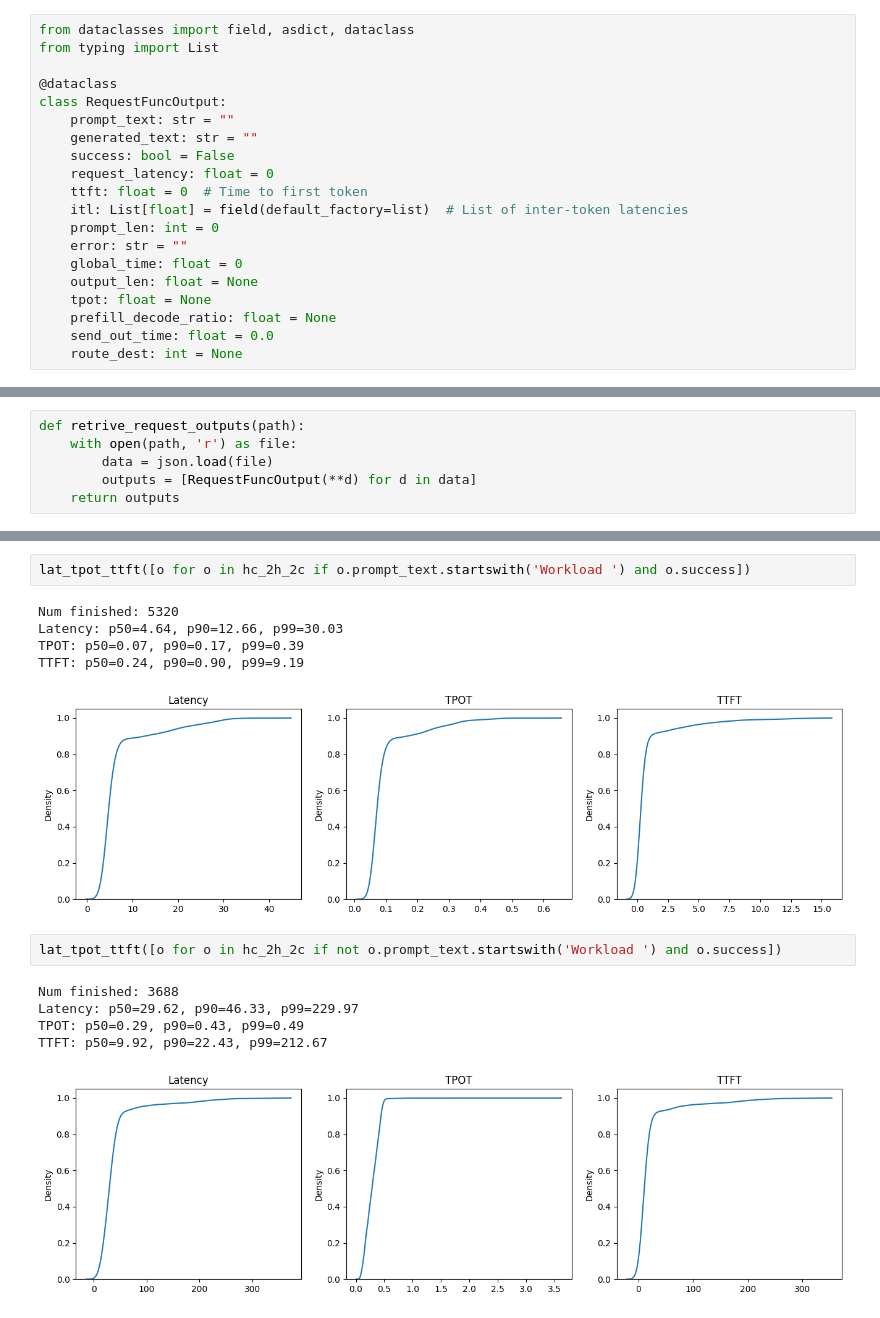
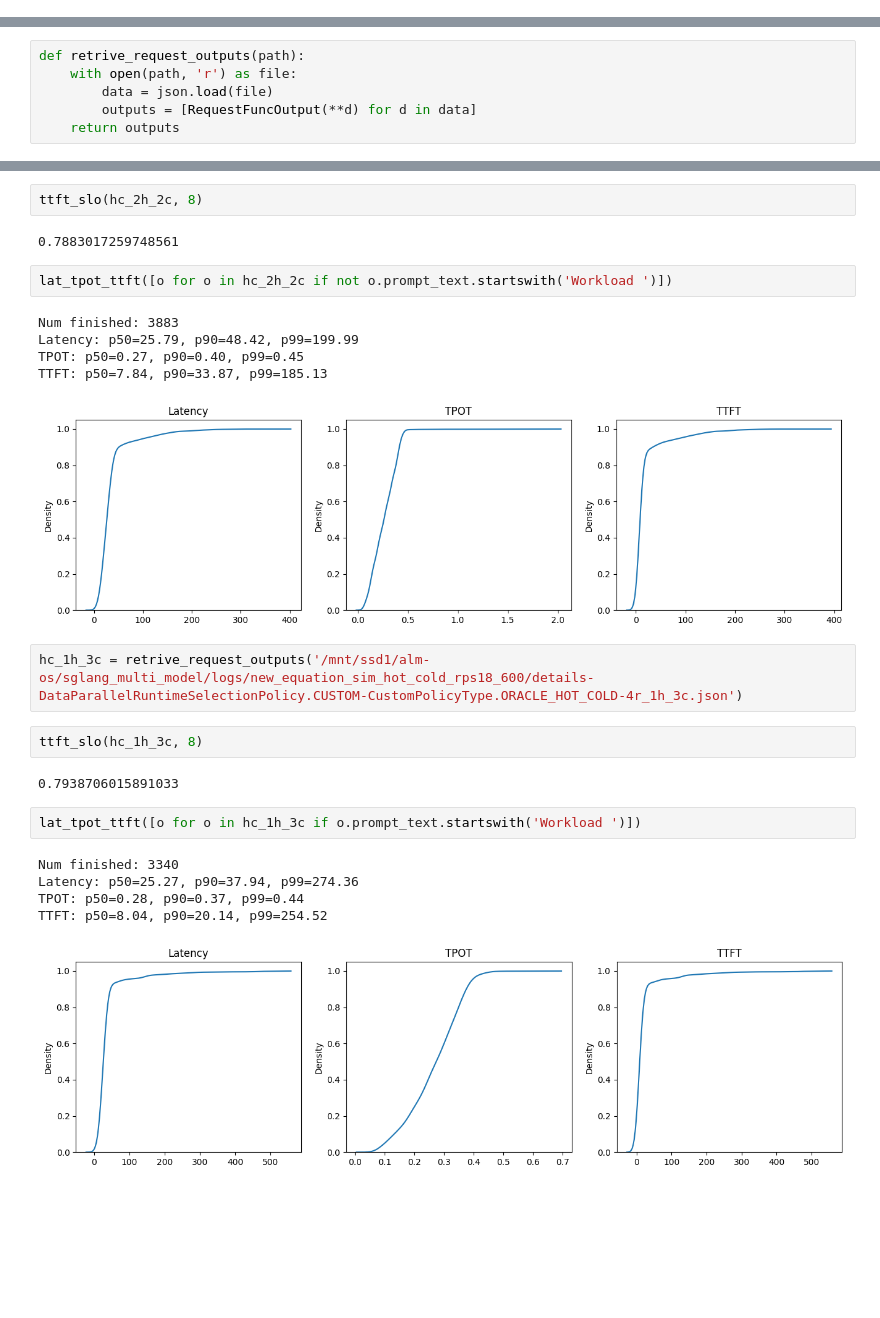
Before and after one commit to WukLab/preble, a Jupyter notebook: multi_node/detail_stat_insight.ipynb, the cells around one changed output, grey strips where cells are left out. Saved outputs shown, nothing was run; the diff lists cells and outputs as text; blank space fills up the shorter version.

```diff
--- a/multi_node/detail_stat_insight.ipynb
+++ b/multi_node/detail_stat_insight.ipynb
@@ -3,23 +3,3 @@ import json
 import numpy as np
 import matplotlib.pyplot as plt
 import seaborn as sns
-# %%
-from dataclasses import field, asdict, dataclass
-from typing import List
-
-@dataclass
-class RequestFuncOutput:
-    prompt_text: str = ""
-    generated_text: str = ""
-    success: bool = False
-    request_latency: float = 0
-    ttft: float = 0  # Time to first token
-    itl: List[float] = field(default_factory=list)  # List of inter-token latencies
-    prompt_len: int = 0
-    error: str = ""
-    global_time: float = 0
-    output_len: float = None
-    tpot: float = None
-    prefill_decode_ratio: float = None
-    send_out_time: float = 0.0
-    route_dest: int = None
@@ -106,16 +93,26 @@ TTFT: p50=0.59, p90=14.57, p99=165.98
+# %%
+ttft_slo(hc_2h_2c, 8)
+# %% [output]
+0.7883017259748561
 # %%
-lat_tpot_ttft([o for o in hc_2h_2c if o.prompt_text.startswith('Workload ') and o.success])
+lat_tpot_ttft([o for o in hc_2h_2c if not o.prompt_text.startswith('Workload ')])
 # %% [output]
-Num finished: 5320
-Latency: p50=4.64, p90=12.66, p99=30.03
-TPOT: p50=0.07, p90=0.17, p99=0.39
-TTFT: p50=0.24, p90=0.90, p99=9.19
+Num finished: 3883
+Latency: p50=25.79, p90=48.42, p99=199.99
+TPOT: p50=0.27, p90=0.40, p99=0.45
+TTFT: p50=7.84, p90=33.87, p99=185.13
-[figure, old version]
+[figure, new version]
+# %%
+hc_1h_3c = retrive_request_outputs('/mnt/ssd1/alm-os/sglang_multi_model/logs/new_equation_sim_hot_cold_rps18_600/details-DataParallelRuntimeSelectionPolicy.CUSTOM-CustomPolicyType.ORACLE_HOT_COLD-4r_1h_3c.json')
+# %%
+ttft_slo(hc_1h_3c, 8)
+# %% [output]
+0.7938706015891033
 # %%
-lat_tpot_ttft([o for o in hc_2h_2c if not o.prompt_text.startswith('Workload ') and o.success])
+lat_tpot_ttft([o for o in hc_1h_3c if o.prompt_text.startswith('Workload ')])
 # %% [output]
-Num finished: 3688
-Latency: p50=29.62, p90=46.33, p99=229.97
-TPOT: p50=0.29, p90=0.43, p99=0.49
-TTFT: p50=9.92, p90=22.43, p99=212.67
+Num finished: 3340
+Latency: p50=25.27, p90=37.94, p99=274.36
+TPOT: p50=0.28, p90=0.37, p99=0.44
+TTFT: p50=8.04, p90=20.14, p99=254.52
-[figure, old version]
+[figure, new version]
```
Also changed, not shown: parts of 15 cells of this notebook, 7 other files.
